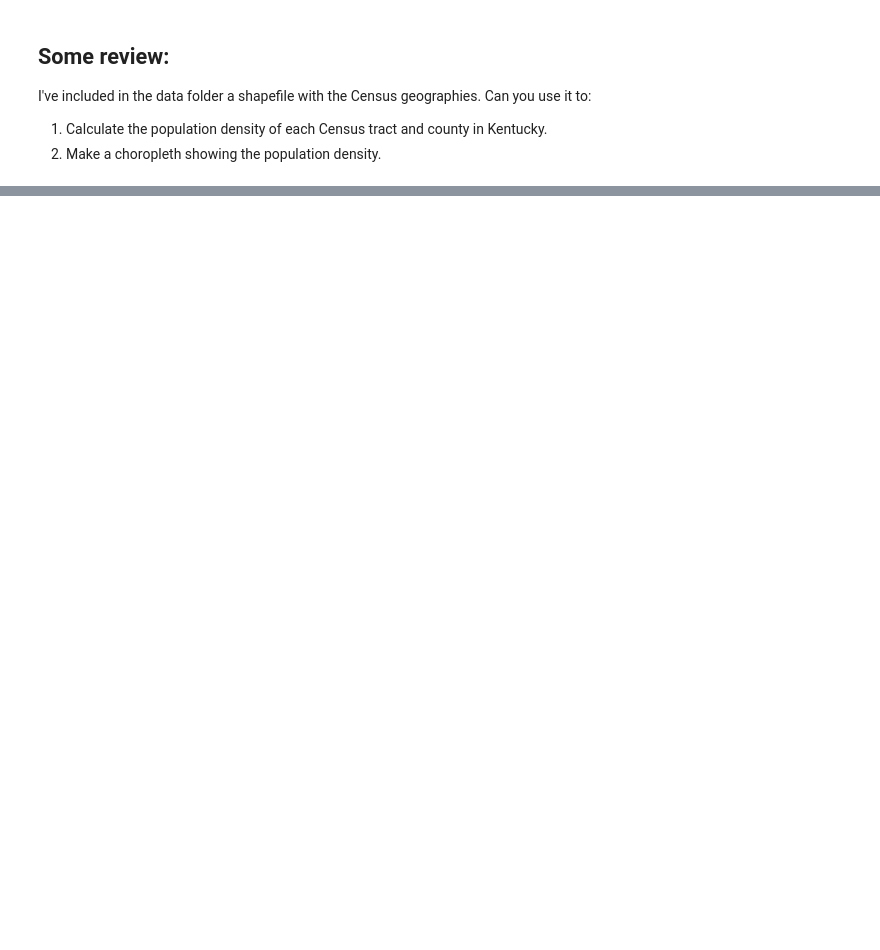
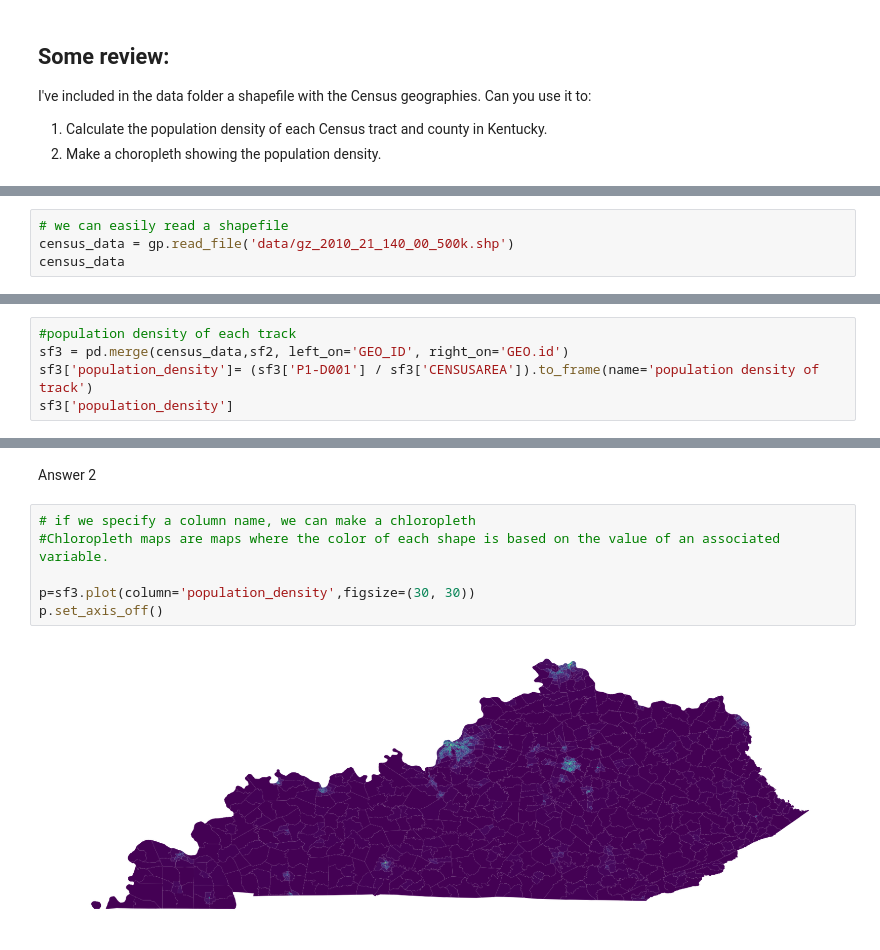
Before and after one commit to shafikamoni/ce599, a Jupyter notebook: 11-Grouping/groupby.ipynb, the cells around one changed output, grey strips where cells are left out. Cells and saved outputs as stored; diff of their text form; blank space fills up the shorter version.

```diff
--- a/11-Grouping/groupby.ipynb
+++ b/11-Grouping/groupby.ipynb
@@ -189,0 +658,4 @@ I've included in the data folder a shapefile with the Census geographies.  Can y
+# %%
+# we can easily read a shapefile
+census_data = gp.read_file('data/gz_2010_21_140_00_500k.shp')
+census_data
@@ -189,0 +681,5 @@ I've included in the data folder a shapefile with the Census geographies.  Can y
+# %%
+#population density of each track
+sf3 = pd.merge(census_data,sf2, left_on='GEO_ID', right_on='GEO.id')
+sf3['population_density']= (sf3['P1-D001'] / sf3['CENSUSAREA']).to_frame(name='population density of track')
+sf3['population_density']
@@ -189,0 +730,10 @@ I've included in the data folder a shapefile with the Census geographies.  Can y
+# %% [markdown]
+Answer 2
+# %%
+# if we specify a column name, we can make a chloropleth
+#Chloropleth maps are maps where the color of each shape is based on the value of an associated variable.
+
+p=sf3.plot(column='population_density',figsize=(30, 30))
+p.set_axis_off()
+# %% [output]
+[figure, added]
```
Also changed, not shown: parts of 37 cells of this notebook.
